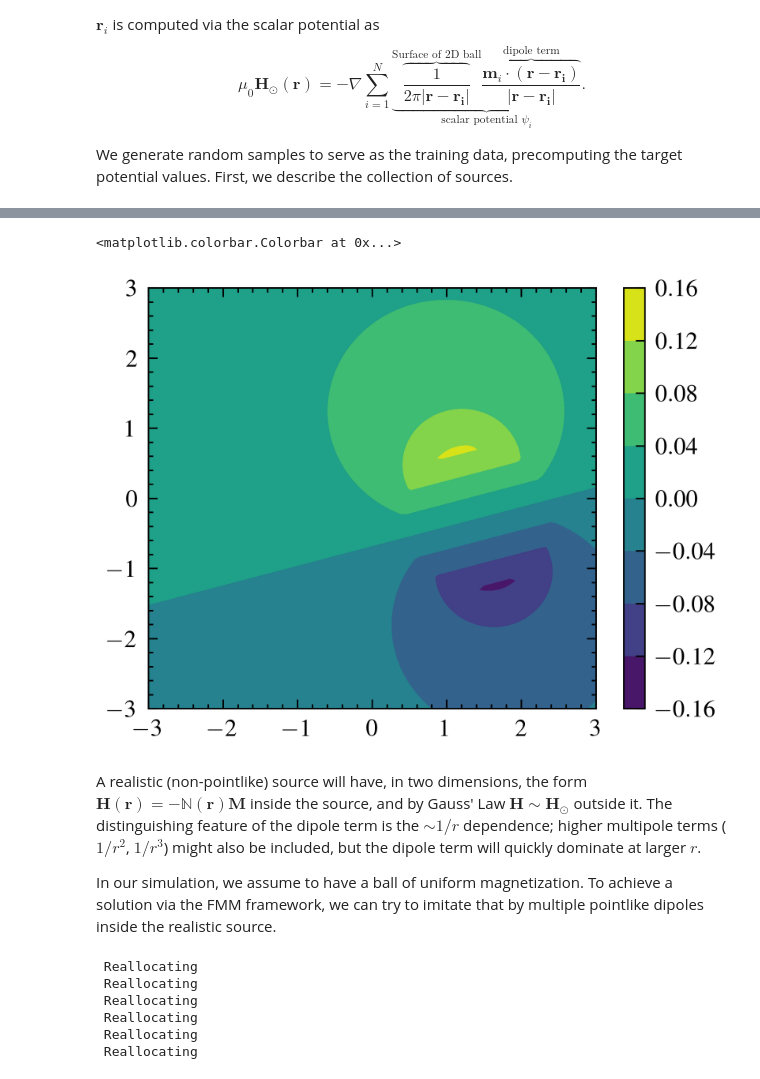
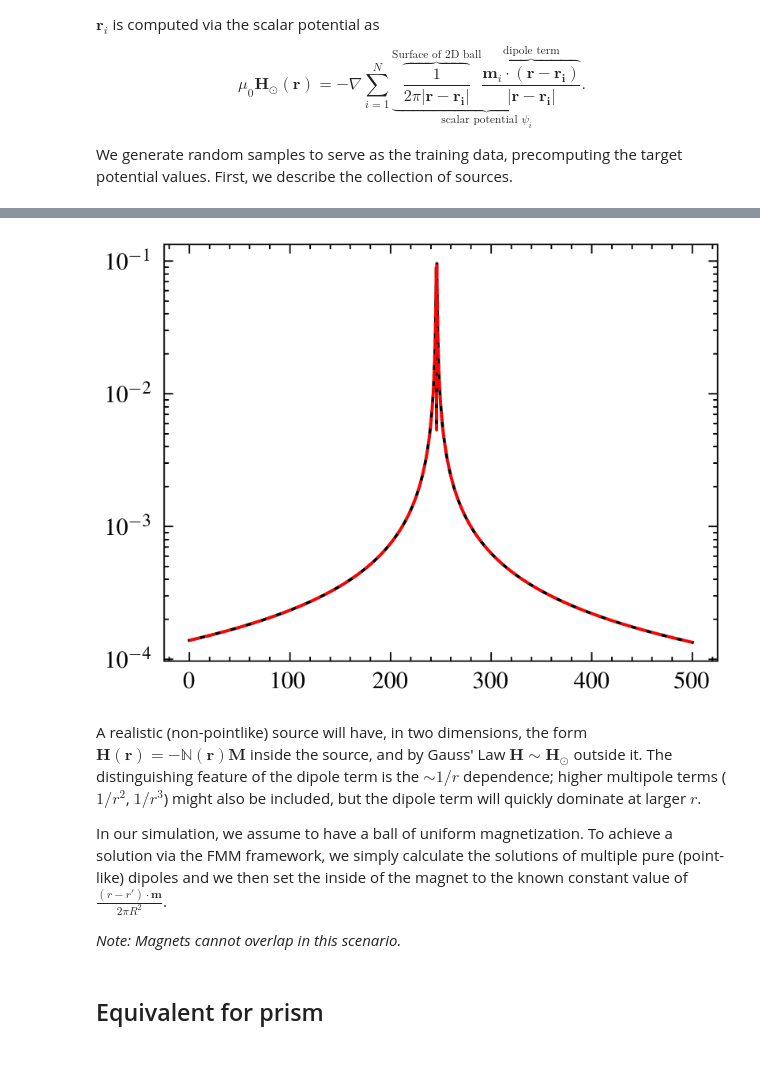
Before and after one commit to cmt-dtu-energy/hypermagnetics, a Jupyter notebook: nbs/fmm.ipynb, the cells around one changed output, grey strips where cells are left out. Drawn from its saved outputs; the diff is of its cells as text; code cells hidden in the pictures.

Commit message:
Sphere and Prism approximations with fmm2d work now - Prism2d is reworked and derived from Prism3d

```diff
--- a/nbs/fmm.ipynb
+++ b/nbs/fmm.ipynb
@@ -23,14 +24,14 @@ We generate random samples to serve as the training data, precomputing the targe
 # %%
 source_config = {
     "n_samples": 1,
-    "lim": 3,
-    "res": 100,
+    "lim": 500,
+    "res": 5000,
 }
 train = configure(**source_config, n_sources=1, seed=11)
 val = configure(**source_config, n_sources=4)
 # plots(train, None)
-x_grid = np.array(train['grid'][:, 0].reshape((source_config["res"], source_config["res"])))
-y_grid = np.array(train['grid'][:, 1].reshape((source_config["res"], source_config["res"])))
-target_potential = train["potential_grid"][0 : 1].reshape((len(train["sources"][0 : 1]), source_config["res"], source_config["res"]))
-plt.contourf(x_grid, y_grid, np.clip(target_potential[0], -1, 1))
-plt.colorbar()
+# x_grid = np.array(train['grid'][:, 0].reshape((source_config["res"], source_config["res"])))
+# y_grid = np.array(train['grid'][:, 1].reshape((source_config["res"], source_config["res"])))
+# target_potential = train["potential_grid"][0 : 1].reshape((len(train["sources"][0 : 1]), source_config["res"], source_config["res"]))
+# plt.contourf(x_grid, y_grid, np.clip(target_potential[0], -1, 1))
+# plt.colorbar()
@@ -65,53 +53,20 @@ sim['potential_grid'][0, circle_indices] = (m_dot_r / size[0, 0, 0] / (2 * np.pi
 # %%
-sim_potential = sim["potential_grid"][0 : 1].reshape((len(train["sources"][0 : 1]), source_config["res"], source_config["res"]))
-plt.contourf(x_grid, y_grid, np.clip(sim_potential[0], -0.16, 0.16))
-# plt.contourf(x_grid, y_grid, np.clip(sim_potential[0] - target_potential[0], -0.16, 0.16))
-plt.colorbar()
+sim = train.copy()
+sim['potential_grid'] = potential2D(sim['sources'], sim['grid'], "sphere")
+# sim_potential = sim["potential_grid"][0 : 1].reshape((len(train["sources"][0 : 1]), source_config["res"], source_config["res"]))
+# plt.contourf(x_grid, y_grid, sim_potential[0])
+# plt.contourf(x_grid, y_grid, sim_potential[0] - target_potential[0])
+# plt.colorbar()
+plt.plot(sim['grid'][:, 0], np.abs(sim["potential_grid"][0]))
+plt.plot(sim['grid'][:, 0], np.abs(train["potential_grid"][0]), color='red', linestyle='--')
+plt.yscale("log")
 # %% [output]
-<matplotlib.colorbar.Colorbar at 0x...>
-[figure, old version]
+[figure, new version]
 # %% [markdown]
 A realistic (non-pointlike) source will have, in two dimensions, the form $\mathbf{H}(\mathbf{r}) = - \mathbb{N}(\mathbf{r})\mathbf{M}$ inside the source, and by Gauss' Law $\mathbf{H} \sim \mathbf{H}_\odot$ outside it. The distinguishing feature of the dipole term is the $\sim 1/r$ dependence; higher multipole terms ($1/r^2$, $1/r^3$) might also be included, but the dipole term will quickly dominate at larger $r$.
 
-In our simulation, we assume to have a ball of uniform magnetization. To achieve a solution via the FMM framework, we can try to imitate that by multiple pointlike dipoles inside the realistic source.
+In our simulation, we assume to have a ball of uniform magnetization. To achieve a solution via the FMM framework, we simply calculate the solutions of multiple pure (point-like) dipoles and we then set the inside of the magnet to the known constant value of $\frac{(r-r') \cdot \mathbf{m}}{2\pi R^2}$.
+
+*Note: Magnets cannot overlap in this scenario.*
-# %%
-sim_ball = train.copy()
-
-idx = 0
-mr = sim["sources"][idx : idx + 1]
-m, r0, size = np.split(mr, 3, axis=-1)
-
-ns = 2000000  # number of source poitns
-radius = 1  # radius of circle
-
-# generate n random angles
-angles = np.random.uniform(0, 2*np.pi, ns)
-
-# convert angles to Cartesian coordinates
-x = radius * np.cos(angles) + r0[0][0][0]
-y = radius * np.sin(angles) + r0[0][0][1]
-
-points = np.column_stack((x, y)).swapaxes(0, 1)
-
-dipstr = np.sqrt(m[0][0][0]**2 + m[0][0][1]**2)
-dipvec = m[0].swapaxes(0, 1) / dipstr
-
-out = fmm.lfmm2d(
-    eps=10 ** (-5),
-    sources=points,
-    dipstr=np.repeat(np.array([dipstr]), repeats=ns, axis=-1),
-    dipvec=np.repeat(dipvec, repeats=ns, axis=-1),
-    targets=train["grid"].swapaxes(0, 1),
-    nd=source_config["n_samples"],
-    pg=0,
-    pgt=2,
-)
-sim_ball['potential_grid'] = np.array([out.pottarg])
-sim_ball['field_grid'] = np.real(np.array([out.gradtarg.swapaxes(0, 1)]))
-# %% [output]
- Reallocating
- Reallocating
- Reallocating
- Reallocating
- Reallocating
- Reallocating
+# %% [markdown]
+## Equivalent for prism
```
Also changed, not shown: parts of 8 cells of this notebook, 3 other files.
